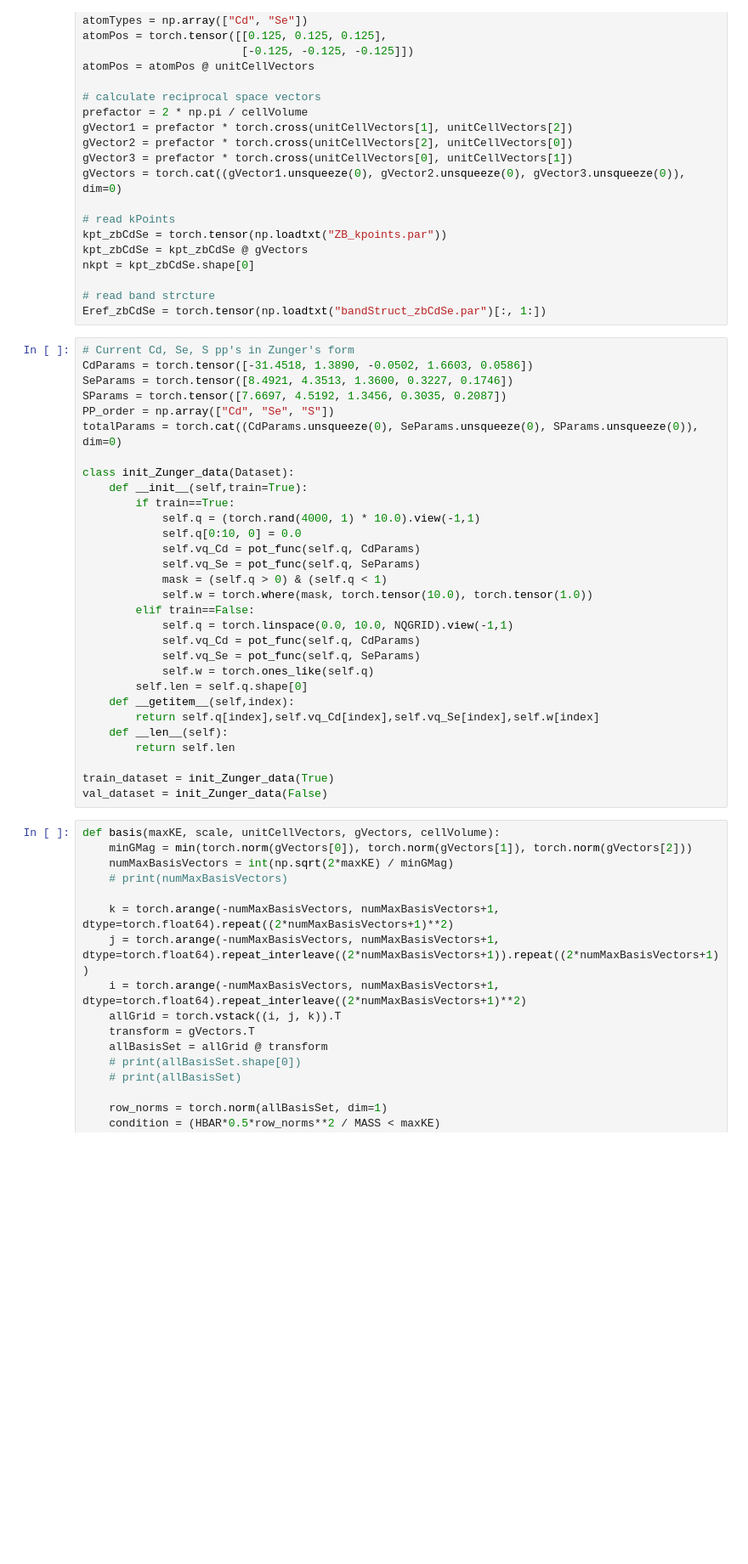
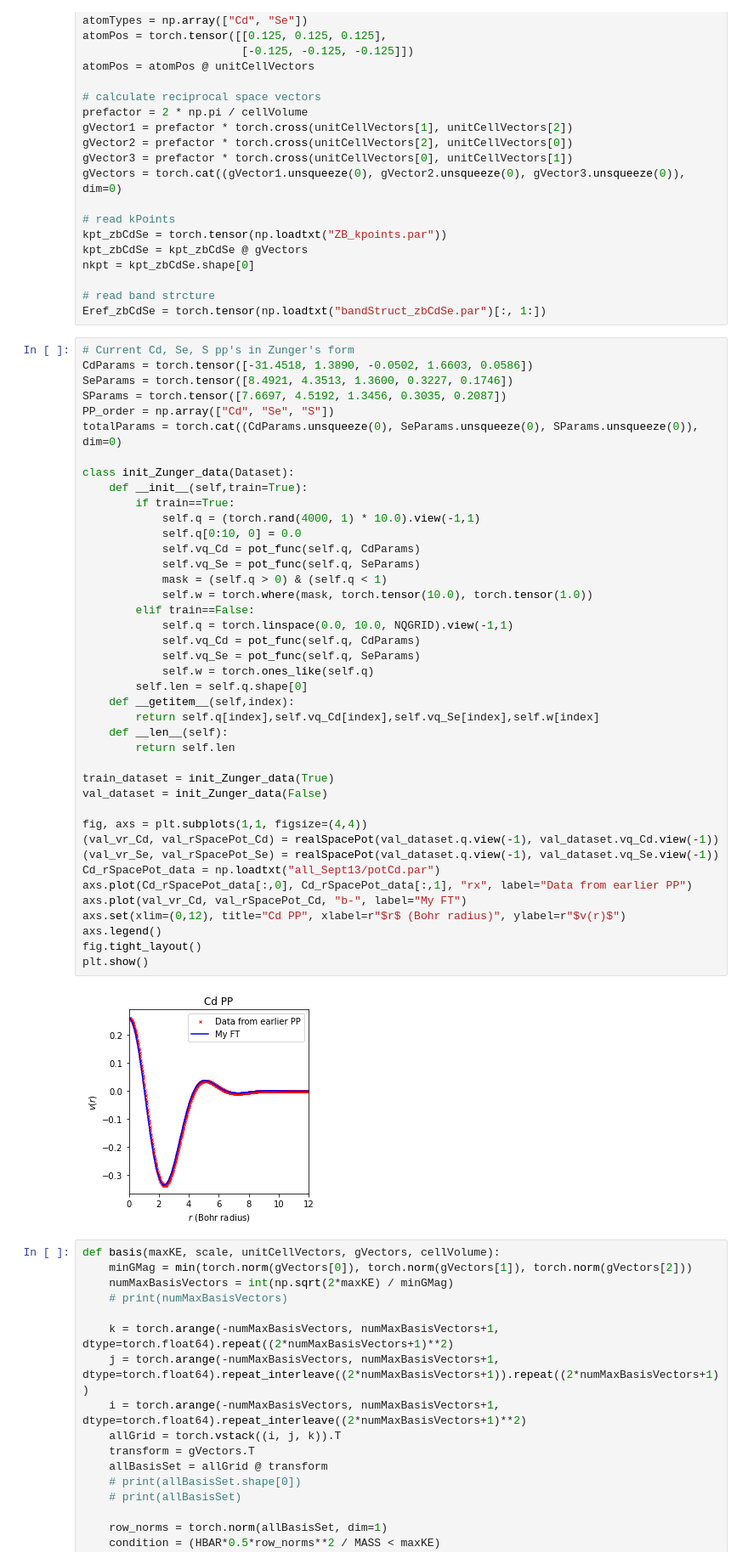
Before and after one commit to TommyLinkl/DeePseudopot, a Jupyter notebook: zbCdSe_fitting_NN_init.ipynb, the cells around one changed output. Shown at 85% size. Cells and saved outputs as stored; diff of their text form; blank space fills up the shorter version.

```diff
--- a/zbCdSe_fitting_NN_init.ipynb
+++ b/zbCdSe_fitting_NN_init.ipynb
@@ -151,33 +184,46 @@ Eref_zbCdSe = torch.tensor(np.loadtxt("bandStruct_zbCdSe.par")[:, 1:])
 # %%
 # Current Cd, Se, S pp's in Zunger's form
 CdParams = torch.tensor([-31.4518, 1.3890, -0.0502, 1.6603, 0.0586])
 SeParams = torch.tensor([8.4921, 4.3513, 1.3600, 0.3227, 0.1746])
 SParams = torch.tensor([7.6697, 4.5192, 1.3456, 0.3035, 0.2087])
 PP_order = np.array(["Cd", "Se", "S"])
 totalParams = torch.cat((CdParams.unsqueeze(0), SeParams.unsqueeze(0), SParams.unsqueeze(0)), dim=0)
 
 class init_Zunger_data(Dataset):
     def __init__(self,train=True):
         if train==True:
             self.q = (torch.rand(4000, 1) * 10.0).view(-1,1)
             self.q[0:10, 0] = 0.0
             self.vq_Cd = pot_func(self.q, CdParams)
             self.vq_Se = pot_func(self.q, SeParams)
             mask = (self.q > 0) & (self.q < 1)
             self.w = torch.where(mask, torch.tensor(10.0), torch.tensor(1.0))
         elif train==False:
             self.q = torch.linspace(0.0, 10.0, NQGRID).view(-1,1)
             self.vq_Cd = pot_func(self.q, CdParams)
             self.vq_Se = pot_func(self.q, SeParams)
             self.w = torch.ones_like(self.q)
         self.len = self.q.shape[0]
     def __getitem__(self,index):
         return self.q[index],self.vq_Cd[index],self.vq_Se[index],self.w[index]
     def __len__(self):
         return self.len
 
 train_dataset = init_Zunger_data(True)
 val_dataset = init_Zunger_data(False)
+
+fig, axs = plt.subplots(1,1, figsize=(4,4))
+(val_vr_Cd, val_rSpacePot_Cd) = realSpacePot(val_dataset.q.view(-1), val_dataset.vq_Cd.view(-1))
+(val_vr_Se, val_rSpacePot_Se) = realSpacePot(val_dataset.q.view(-1), val_dataset.vq_Se.view(-1))
+Cd_rSpacePot_data = np.loadtxt("all_Sept13/potCd.par")
+axs.plot(Cd_rSpacePot_data[:,0], Cd_rSpacePot_data[:,1], "rx", label="Data from earlier PP")
+axs.plot(val_vr_Cd, val_rSpacePot_Cd, "b-", label="My FT")
+axs.set(xlim=(0,12), title="Cd PP", xlabel=r"$r$ (Bohr radius)", ylabel=r"$v(r)$")
+axs.legend()
+fig.tight_layout()
+plt.show()
+# %% [output]
+[figure, added]
 # %%
 def basis(maxKE, scale, unitCellVectors, gVectors, cellVolume):
     minGMag = min(torch.norm(gVectors[0]), torch.norm(gVectors[1]), torch.norm(gVectors[2]))
```
Also changed, not shown: parts of 6 cells of this notebook, 22 other files.
